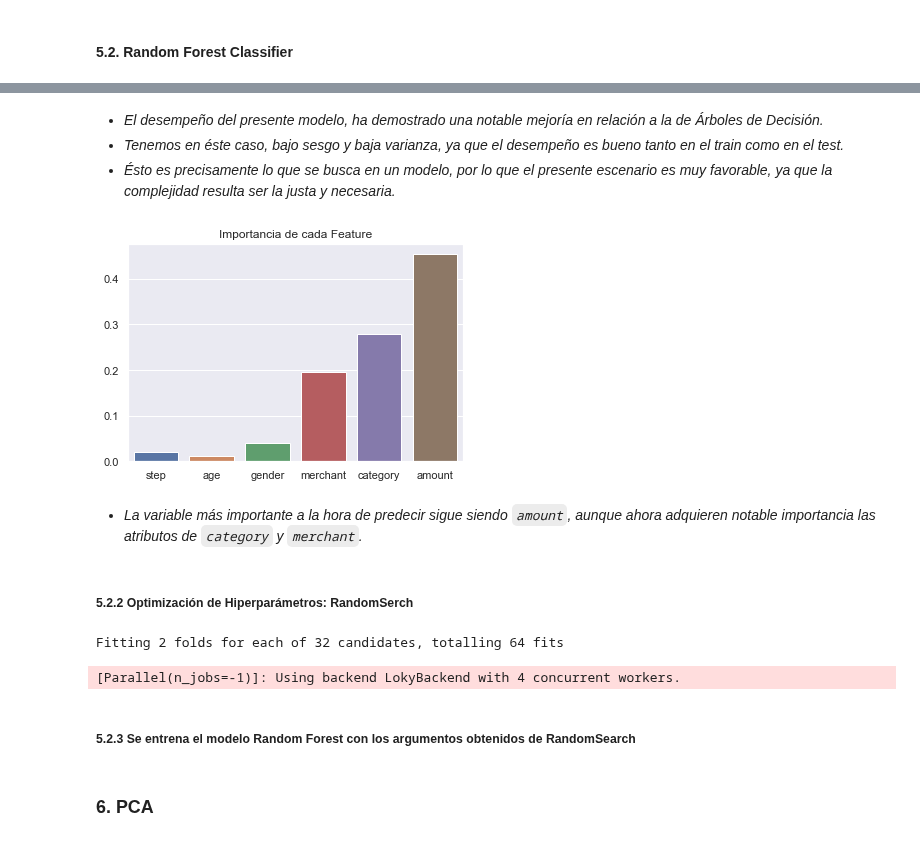
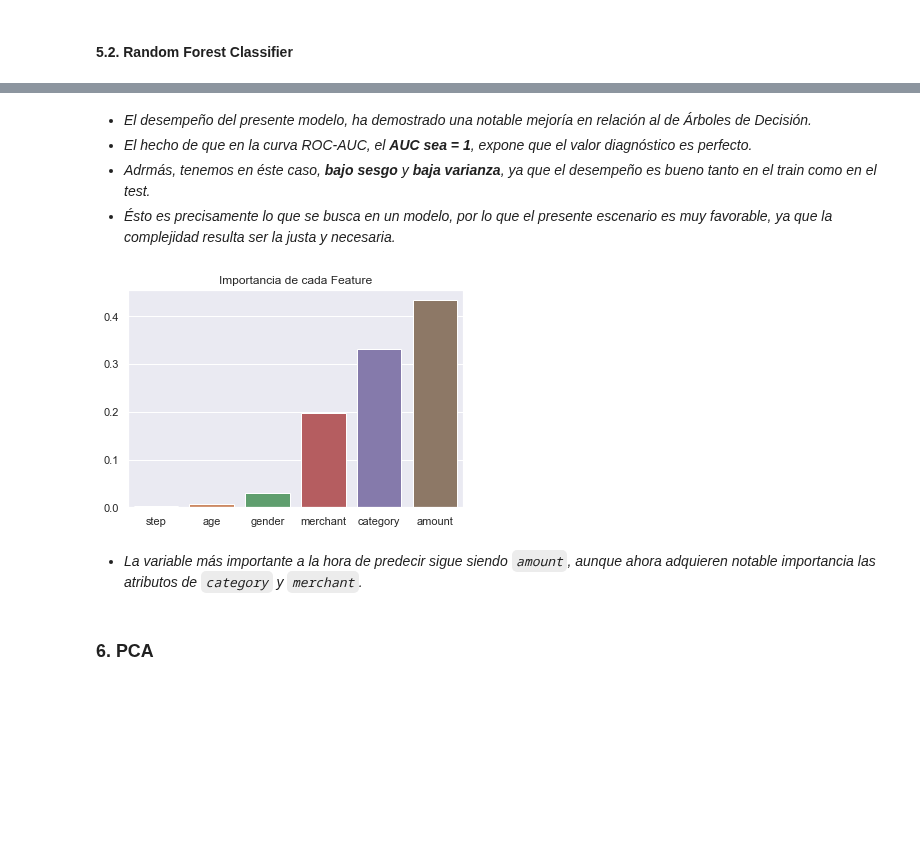
Before and after one commit to alseveso/AcamicaDS, a Jupyter notebook: Proyecto 4/Proyecto 04_Alejandra Seveso.ipynb, the cells around one changed output, grey strips where cells are left out. Drawn from its saved outputs; the diff is of its cells as text; code cells hidden in the pictures; blank space fills up the shorter version.

```diff
--- a/Proyecto 4/Proyecto 04_Alejandra Seveso.ipynb
+++ b/Proyecto 4/Proyecto 04_Alejandra Seveso.ipynb
@@ -658,2 +683,0 @@ rf_clf = RandomForestClassifier() # Default n_estimators=100, max_features='auto
-# %%
-rf_clf.fit(X_train, y_train.values.ravel())
@@ -671,0 +684,14 @@ print(metrics.accuracy_score(y_test, y_test_pred))
+# %%
+import sklearn.metrics as metrics
+
+rf_clf_rs = RandomForestClassifier(n_estimators=200,max_features='sqrt',max_depth=8,random_state=42,
+                                verbose=1,class_weight="balanced",oob_score=True,n_jobs=-1)
+
+rf_clf_rs.fit(X_train,y_train.values.ravel())
+y_pred = rf_clf_rs.predict(X_test)
+
+print(metrics.accuracy_score(y_train, y_train_pred))
+print(metrics.accuracy_score(y_test, y_test_pred))
+print("Reporte de Clasificación para Random Forest Classifier: \n", classification_report(y_test, y_pred))
+print("Matriz de Confusión para Random Forest Classifier: \n", confusion_matrix(y_test,y_pred))
+plot_roc_auc(y_test, rf_clf_rs.predict_proba(X_test)[:,1])
@@ -672,33 +727,15 @@ print(metrics.accuracy_score(y_test, y_test_pred))
 # %% [markdown]
-* *El desempeño del presente modelo, ha demostrado una notable mejoría en relación a la de Árboles de Decisión.*
-* *Tenemos en éste caso, bajo sesgo y baja varianza, ya que el desempeño es bueno tanto en el train como en el test.*
+* *El desempeño del presente modelo, ha demostrado una notable mejoría en relación al de Árboles de Decisión.*
+* *El hecho de que en la curva ROC-AUC, el **AUC sea = 1**, expone que el valor diagnóstico es perfecto.*
+* *Adrmás, tenemos en éste caso, **bajo sesgo** y **baja varianza**, ya que el desempeño es bueno tanto en el train como en el test.*
 * *Ésto es precisamente lo que se busca en un modelo, por lo que el presente escenario es muy favorable, ya que la complejidad resulta ser la justa y necesaria.*
 # %%
-importances = rf_clf.feature_importances_
+importances = rf_clf_rs.feature_importances_
 columns = X.columns
 sns.barplot(columns, importances)
 plt.title('Importancia de cada Feature')
 plt.show()
 # %% [output]
-[figure, old version]
+[figure, new version]
 # %% [markdown]
 * *La variable más importante a la hora de predecir sigue siendo `amount`, aunque ahora adquieren notable importancia las atributos de `category` y `merchant`.*
-# %% [markdown]
-##### 5.2.2 Optimización de Hiperparámetros: RandomSerch
-# %%
-from sklearn.model_selection import cross_val_score,KFold
-from sklearn.model_selection import RandomizedSearchCV
-
-rf_clf_rs = RandomForestClassifier()
-n_estimators = [50,100,150,200]
-max_features = ['auto', 'sqrt']
-max_depth = [2,4,6,8]
-
-param_grid = dict(max_depth=max_depth,max_features=max_features,n_estimators=n_estimators)
-kfold = KFold(n_splits=2, shuffle=True, random_state=0)
-ramdom = RandomizedSearchCV(estimator=rf_clf_rs,param_distributions=param_grid,verbose=1,n_iter=32,cv=kfold,n_jobs=-1)
-# n_iter=32 --> The total space of parameters is 32.
-ramdom_result = ramdom.fit(X_train, y_train.values.ravel())
-# %% [output]
-Fitting 2 folds for each of 32 candidates, totalling 64 fits
-[Parallel(n_jobs=-1)]: Using backend LokyBackend with 4 concurrent workers.
@@ -708,2 +741,0 @@ print("Mejor Score: "+str(ramdom_result.best_score_)+'\n')
-# %% [markdown]
-##### 5.2.3 Se entrena el modelo Random Forest con los argumentos obtenidos de RandomSearch
```
Also changed, not shown: parts of 13 cells of this notebook.
